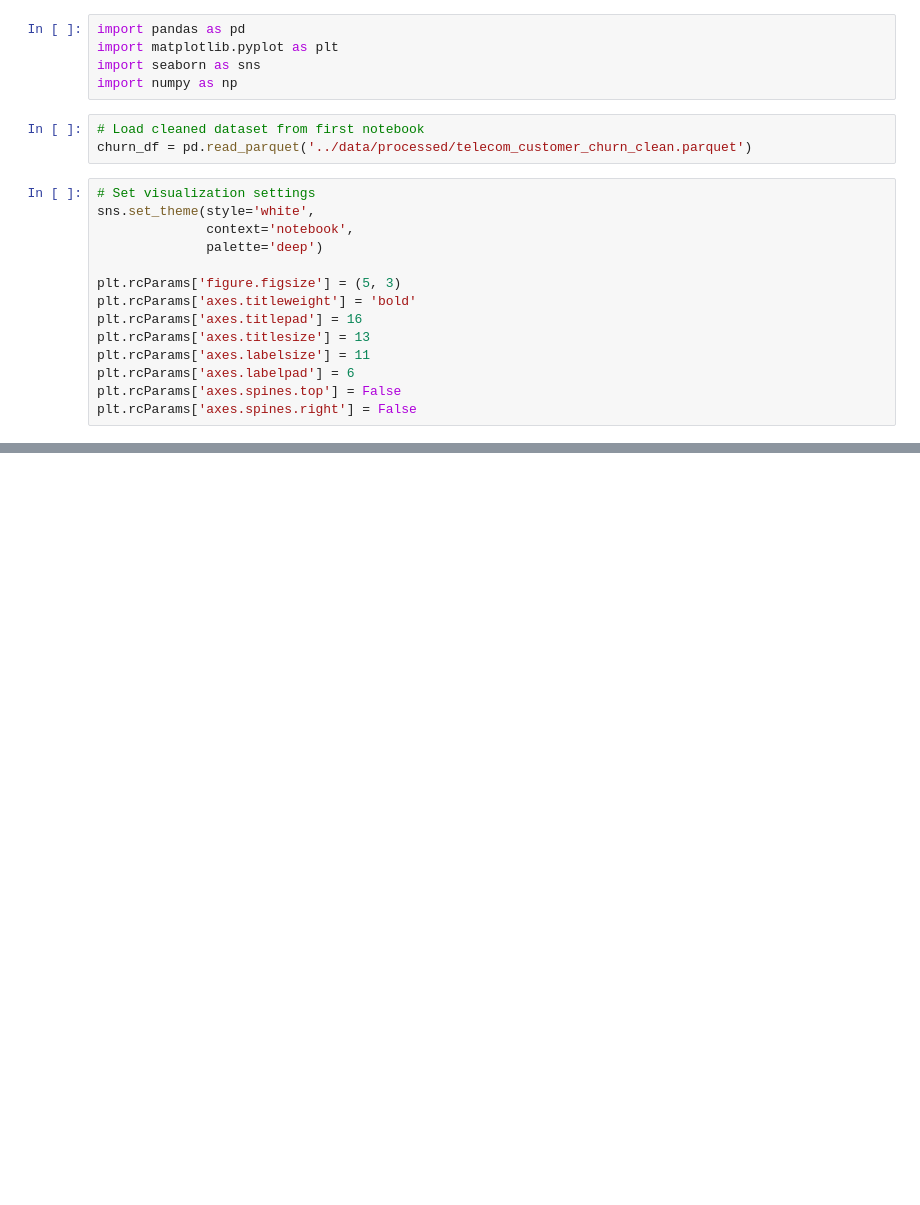
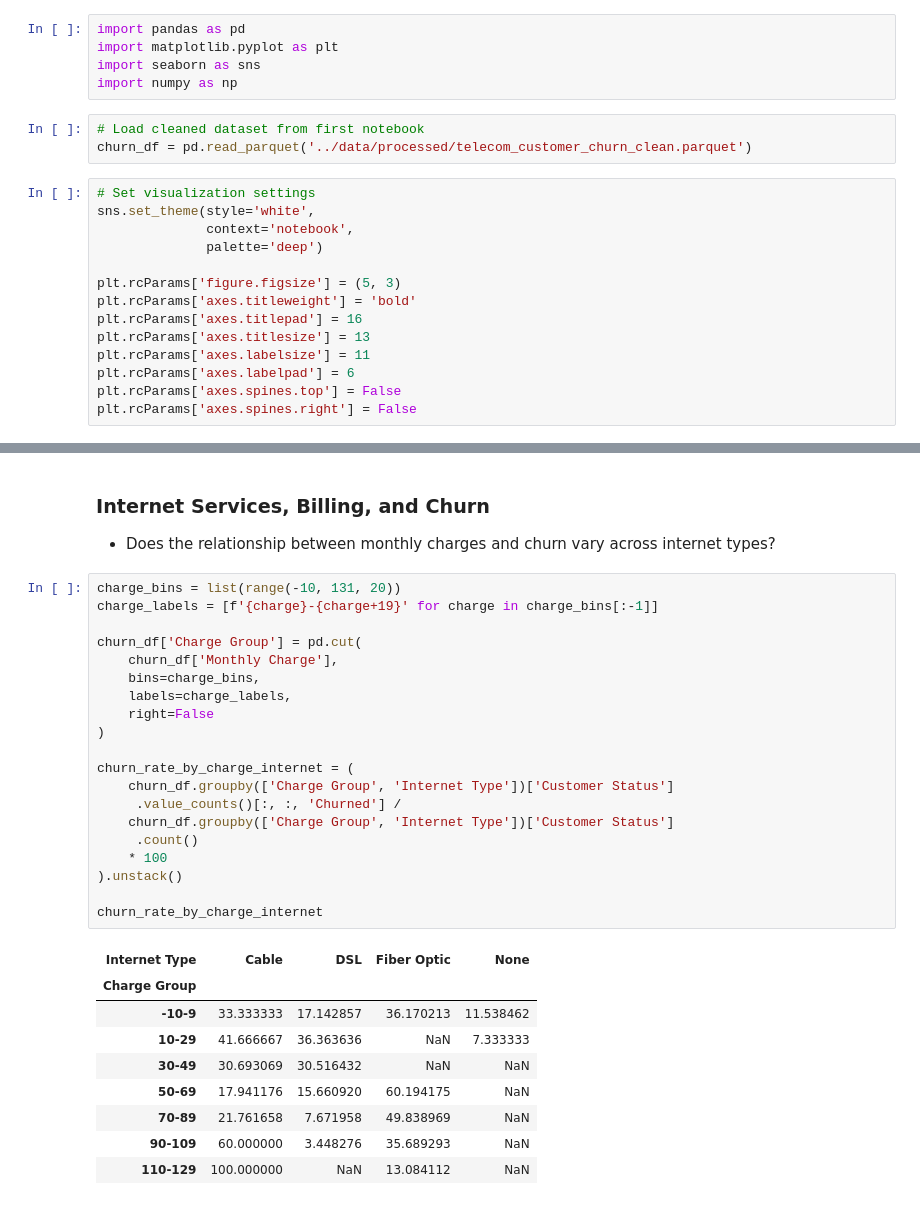
Before and after one commit to pendergataxel/telecom-customer-churn-analysis, a Jupyter notebook: notebooks/04_multivariate_and_correlations.ipynb, the cells around one changed output, grey strips where cells are left out. Saved outputs shown, nothing was run; the diff lists cells and outputs as text; blank space fills up the shorter version.

```diff
--- a/notebooks/04_multivariate_and_correlations.ipynb
+++ b/notebooks/04_multivariate_and_correlations.ipynb
@@ -88,0 +94,33 @@ sns.scatterplot(
+# %% [markdown]
+### Internet Services, Billing, and Churn
+- Does the relationship between monthly charges and churn vary across internet types?
+# %%
+charge_bins = list(range(-10, 131, 20))
+charge_labels = [f'{charge}-{charge+19}' for charge in charge_bins[:-1]]
+
+churn_df['Charge Group'] = pd.cut(
+    churn_df['Monthly Charge'],
+    bins=charge_bins,
+    labels=charge_labels,
+    right=False
+)
+
+churn_rate_by_charge_internet = (
+    churn_df.groupby(['Charge Group', 'Internet Type'])['Customer Status']
+     .value_counts()[:, :, 'Churned'] /
+    churn_df.groupby(['Charge Group', 'Internet Type'])['Customer Status']
+     .count()
+    * 100
+).unstack()
+
+churn_rate_by_charge_internet
+# %% [output]
+| Internet Type | Cable | DSL | Fiber Optic | None |
+| Charge Group |  |  |  |  |
+| -10-9 | 33.333333 | 17.142857 | 36.170213 | 11.538462 |
+| 10-29 | 41.666667 | 36.363636 | NaN | 7.333333 |
+| 30-49 | 30.693069 | 30.516432 | NaN | NaN |
+| 50-69 | 17.941176 | 15.660920 | 60.194175 | NaN |
+| 70-89 | 21.761658 | 7.671958 | 49.838969 | NaN |
+| 90-109 | 60.000000 | 3.448276 | 35.689293 | NaN |
+| 110-129 | 100.000000 | NaN | 13.084112 | NaN |
```
Also changed, not shown: parts of 19 cells of this notebook.
